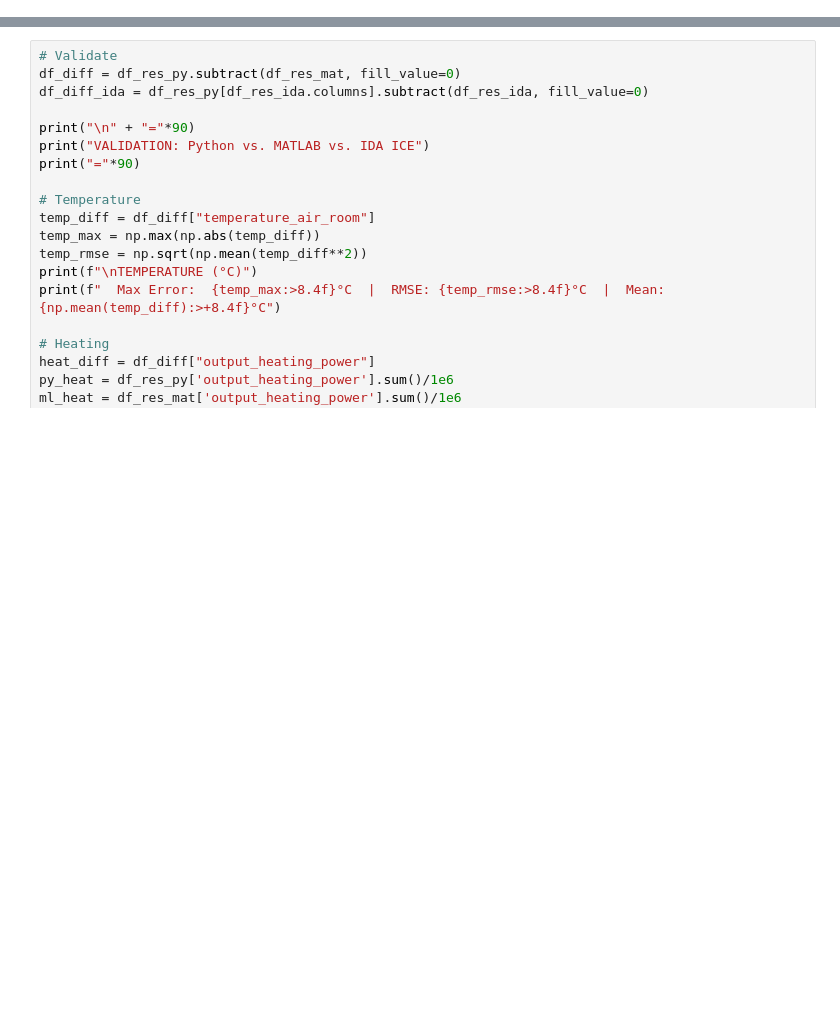
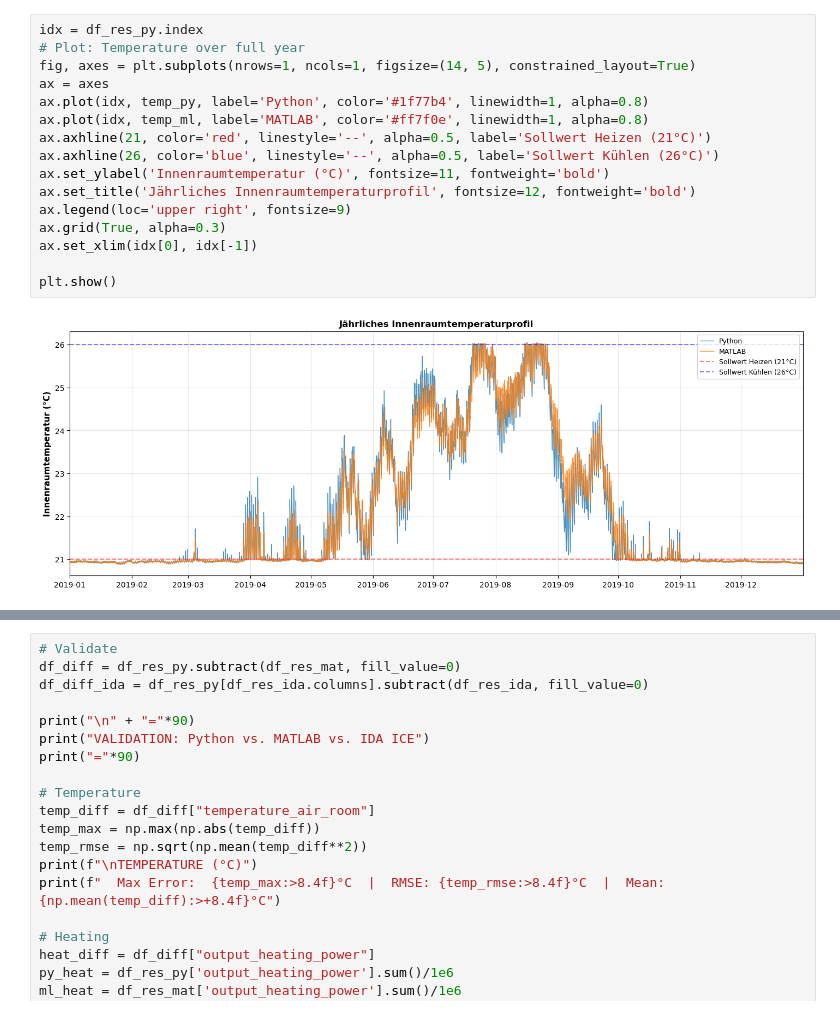
Before and after one commit to glDemonti/rc-model-building-simulation, a Jupyter notebook: notebooks/validation_rc_model.ipynb, the cells around one changed output, grey strips where cells are left out. Drawn from its saved outputs; the diff is of its cells as text; blank space fills up the shorter version.

```diff
--- a/notebooks/validation_rc_model.ipynb
+++ b/notebooks/validation_rc_model.ipynb
@@ -64,0 +148,18 @@ Simulation finished.
+# %%
+idx = df_res_py.index
+# Plot: Temperature over full year
+fig, axes = plt.subplots(nrows=1, ncols=1, figsize=(14, 5), constrained_layout=True)
+ax = axes
+ax.plot(idx, temp_py, label='Python', color='#1f77b4', linewidth=1, alpha=0.8)
+ax.plot(idx, temp_ml, label='MATLAB', color='#ff7f0e', linewidth=1, alpha=0.8)
+ax.axhline(21, color='red', linestyle='--', alpha=0.5, label='Sollwert Heizen (21°C)')
+ax.axhline(26, color='blue', linestyle='--', alpha=0.5, label='Sollwert Kühlen (26°C)')
+ax.set_ylabel('Innenraumtemperatur (°C)', fontsize=11, fontweight='bold')
+ax.set_title('Jährliches Innenraumtemperaturprofil', fontsize=12, fontweight='bold')
+ax.legend(loc='upper right', fontsize=9)
+ax.grid(True, alpha=0.3)
+ax.set_xlim(idx[0], idx[-1])
+
+plt.show()
+# %% [output]
+[figure, added]
```
Also changed, not shown: parts of 8 cells of this notebook, 6 other files.
